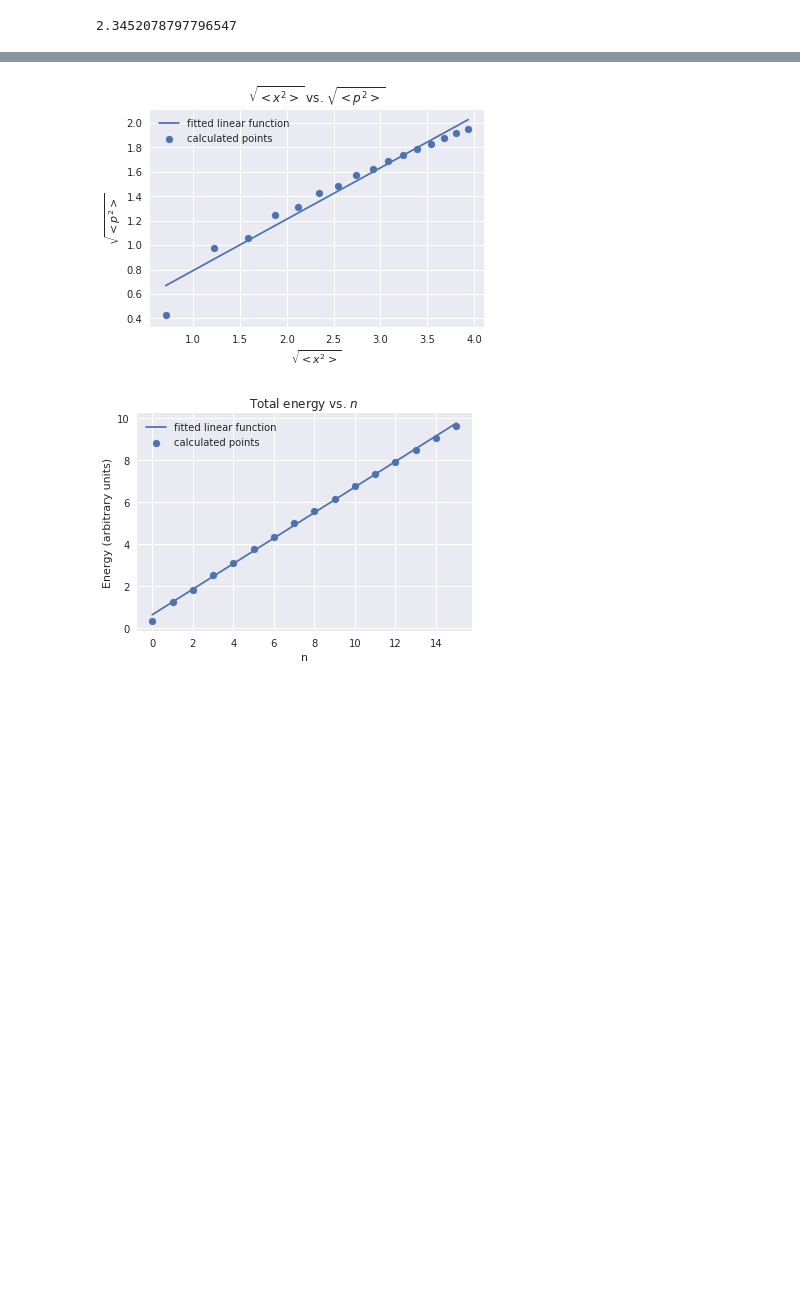
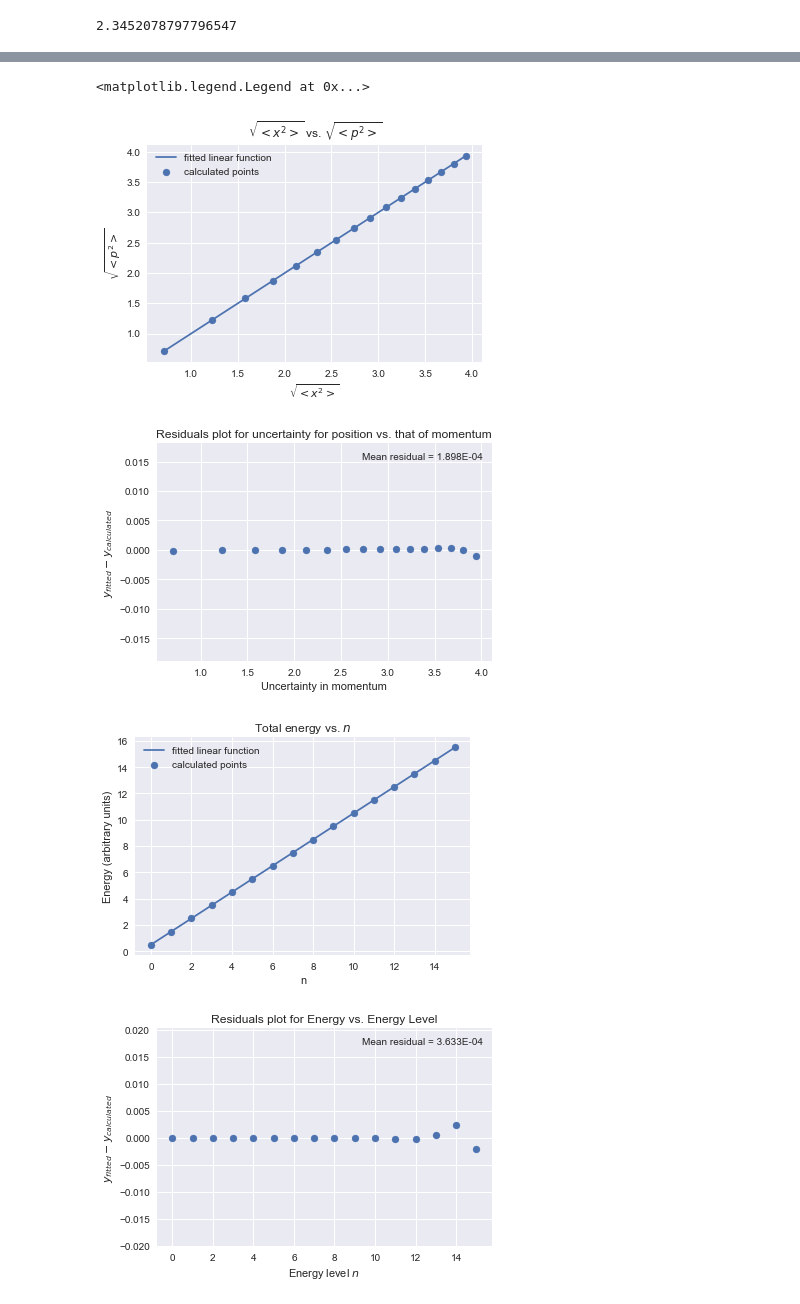
Before and after one commit to andrewkhardy/PHY-407, a Jupyter notebook: Lab03_Q2.ipynb, the cells around one changed output, grey strips where cells are left out. Drawn from its saved outputs; the diff is of its cells as text; code cells hidden in the pictures; blank space fills up the shorter version.

```diff
--- a/Lab03_Q2.ipynb
+++ b/Lab03_Q2.ipynb
@@ -144,18 +144,18 @@ def wavefunc_derivative(x,n):
     return psi
 # %%
 def Momentum(z, n): #integrand after coordinate transform for expectation value for momentum
-        return wavefunc_derivative(np.tan(z)/np.cos(z),n)**2
+        return wavefunc_derivative(np.tan(z),n)**2 / np.cos(z)**2
 # %%
 N = 100
 a = -np.pi / 2
 b = np.pi / 2
 n = 5
-f_RMSx = Gaussian(Position, N, a,b,n )
-f_RMSp = Gaussian(Momentum, N, a,b,n )
-f_sigma_x = np.sqrt(f_RMSx)
-f_sigma_p = np.sqrt(f_RMSp)
-f_energy = (f_RMSx + f_RMSp)/2
-print(np.sqrt(f_RMSx))
+f_expx = Gaussian(Position, N, a,b,n )
+f_expp = Gaussian(Momentum, N, a,b,n )
+f_sigma_x = np.sqrt(f_expx)
+f_sigma_p = np.sqrt(f_expp)
+f_energy = (f_expx + f_expp)/2
+print(np.sqrt(f_expx))
 # testing for the correct value, close to 2.35
 # %% [output]
 2.3452078797796547
@@ -179,11 +179,11 @@ a_uncertain_p = np.empty(len(a_elevels))
 a_energy  = np.empty(len(a_elevels))
 
 for i in a_elevels: #calculate the values
-    f_RMSx = Gaussian(Position, N, a,b,i )
-    f_RMSp = Gaussian(Momentum, N, a,b,i )
-    f_sigma_x = np.sqrt(f_RMSx)
-    f_sigma_p = np.sqrt(f_RMSp)
-    f_energy = (f_RMSx + f_RMSp)/2
+    f_expx = Gaussian(Position, N, a,b,i )
+    f_expp = Gaussian(Momentum, N, a,b,i )
+    f_sigma_x = np.sqrt(f_expx)
+    f_sigma_p = np.sqrt(f_expp)
+    f_energy = (f_expx + f_expp)/2
     a_uncertain_x[i] = f_sigma_x
     a_uncertain_p[i] = f_sigma_p
     a_energy[i] = f_energy
@@ -201,6 +201,20 @@ plt.xlabel('$\sqrt{<x^2>}$')
 plt.ylabel('$\sqrt{<p^2>}$')
 plt.legend()
 print('Slope is ~{0}'.format(p_opt1[0]))
+
+#residuals
+import matplotlib.patches as mpatches
+plt.figure()
+a_res1 = linear(a_uncertain_x,*p_opt1)-a_uncertain_p
+plt.scatter(a_uncertain_x, a_res1)
+plt.title('Residuals plot for uncertainty for position vs. that of momentum')
+plt.ylabel('$y_{fitted}-y_{calculated}$')
+plt.xlabel('Uncertainty in momentum')
+handles1 = []
+extraString = 'Mean residual = {0:.3E}'.format(np.mean(abs(a_res1)))
+handles1.append(mpatches.Patch(color='none', label=extraString))
+plt.legend(handles = handles1)
+
 #plot total energy vs energy level
 plt.figure()
 plt.scatter(a_elevels, a_energy, label = 'calculated points')
@@ -210,4 +224,16 @@ plt.xlabel('n')
 plt.ylabel('Energy (arbitrary units)')
 plt.legend()
 print('Slope is ~{0}'.format(p_opt2[0]))
+
+#residuals
+plt.figure()
+a_res2 = linear(a_elevels,*p_opt2)-a_energy
+plt.scatter(a_elevels, a_res2)
+plt.title('Residuals plot for Energy vs. Energy Level')
+plt.ylabel('$y_{fitted}-y_{calculated}$')
+plt.xlabel('Energy level $n$')
+handles2 = []
+extraString = 'Mean residual = {0:.3E}'.format(np.mean(abs(a_res2)))
+handles2.append(mpatches.Patch(color='none', label=extraString))
+plt.legend(handles = handles2)
 # %% [output]
@@ -216,2 +242,5 @@ Slope is ~0.6101600598472413
+<matplotlib.legend.Legend at 0x...>
-[figure, old version]
+[figure, new version]
-[figure, old version]
+[figure, new version]
+[figure, added]
+[figure, added]
```
Also changed, not shown: parts of 5 cells of this notebook.
